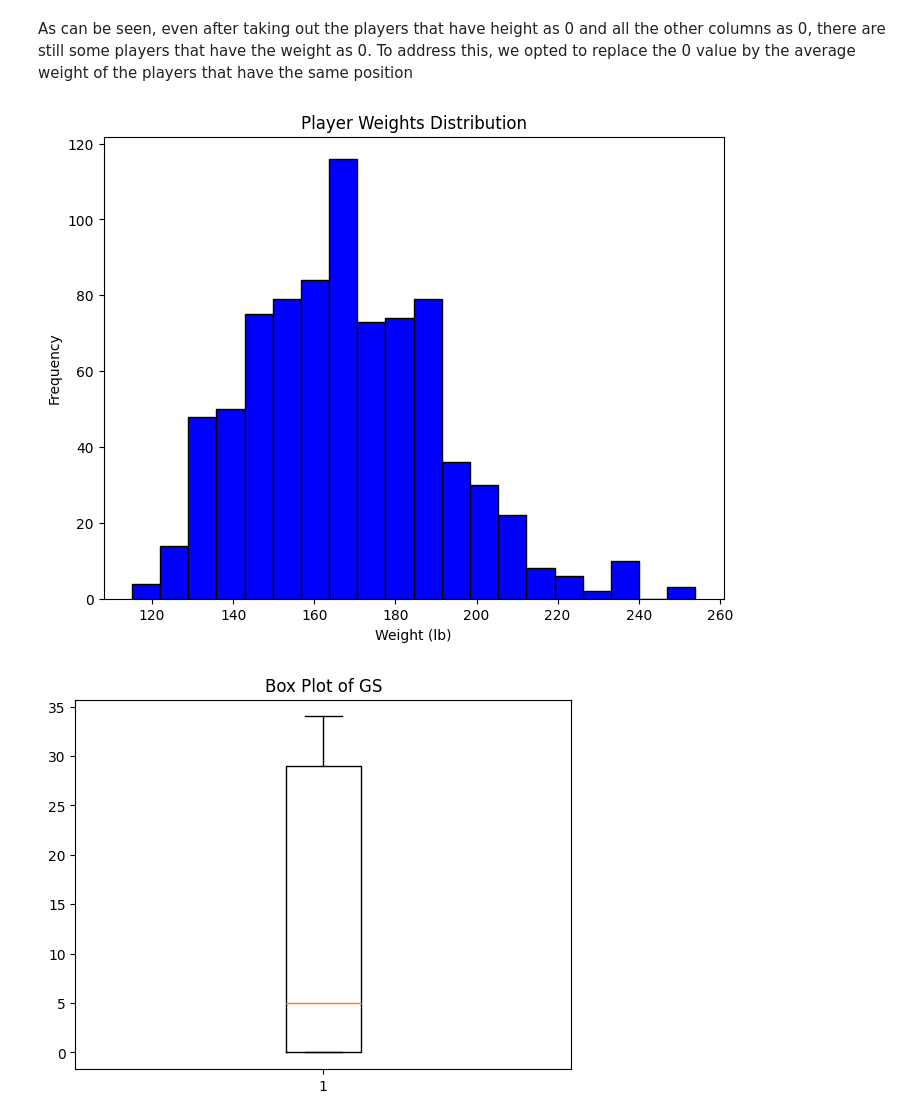
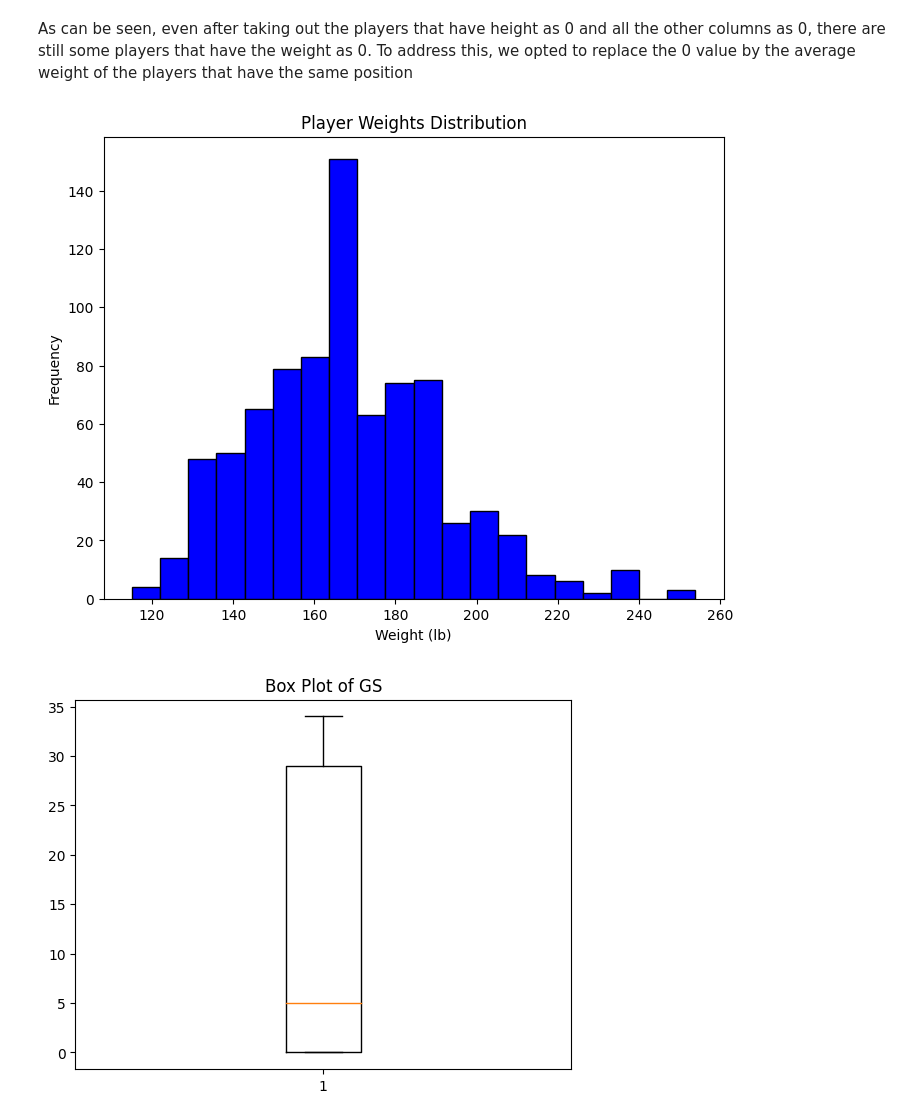
Before and after one commit to Hugo7gomes/FEUP_AC, a Jupyter notebook: firstApproach.ipynb, the cells around one changed output. Saved outputs shown, nothing was run; the diff lists cells and outputs as text; code cells hidden in the pictures.

```diff
--- a/firstApproach.ipynb
+++ b/firstApproach.ipynb
@@ -100,28 +100,30 @@ plt.show()
 # %% [markdown]
 As can be seen, even after taking out the players that have height as 0 and all the other columns as 0, there are still some players that have the weight as 0. To address this, we opted to replace the 0 value by the average weight of the players that have the same position
 # %%
-avg_weight_by_position = players_df[players_df['weight'] > 0].groupby('pos')['weight'].mean().reset_index()
-avg_weight_by_position.rename(columns={'weight': 'avg_weight'}, inplace=True)
+# avg_weight_by_position = players_df[players_df['weight'] > 0].groupby('pos')['weight'].mean().reset_index()
 
-avg_weight_by_position['avg_weight'] = avg_weight_by_position['avg_weight'].round(2)
+# avg_weight_by_position.rename(columns={'weight': 'avg_weight'}, inplace=True)
 
-players_df = players_df.merge(avg_weight_by_position, on='pos', how='left')
+# avg_weight_by_position['avg_weight'] = avg_weight_by_position['avg_weight'].round(2)
+
+# players_df = players_df.merge(avg_weight_by_position, on='pos', how='left')
 
 
-players_df.loc[players_df['weight'] == 0, "weight"] = players_df['avg_weight']
+mean_weight = players_df[players_df['weight'] > 0]['weight'].mean()
 
+players_df.loc[players_df['weight'] == 0, 'weight'] = mean_weight
 
 
 plt.figure(figsize=(8, 6))
 plt.hist(players_df['weight'], bins=20, color='blue', edgecolor='black')
 plt.title('Player Weights Distribution')
 plt.xlabel('Weight (lb)')
 plt.ylabel('Frequency')
 plt.show()
 
-players_df.drop('avg_weight', axis=1, inplace=True)
+#players_df.drop('avg_weight', axis=1, inplace=True)
 # %% [output]
-[figure, old version]
+[figure, new version]
 # %%
 plt.boxplot(players_teams_df['GS'])
 plt.title('Box Plot of GS')
```
Also changed, not shown: parts of 10 cells of this notebook, 10 other files.
